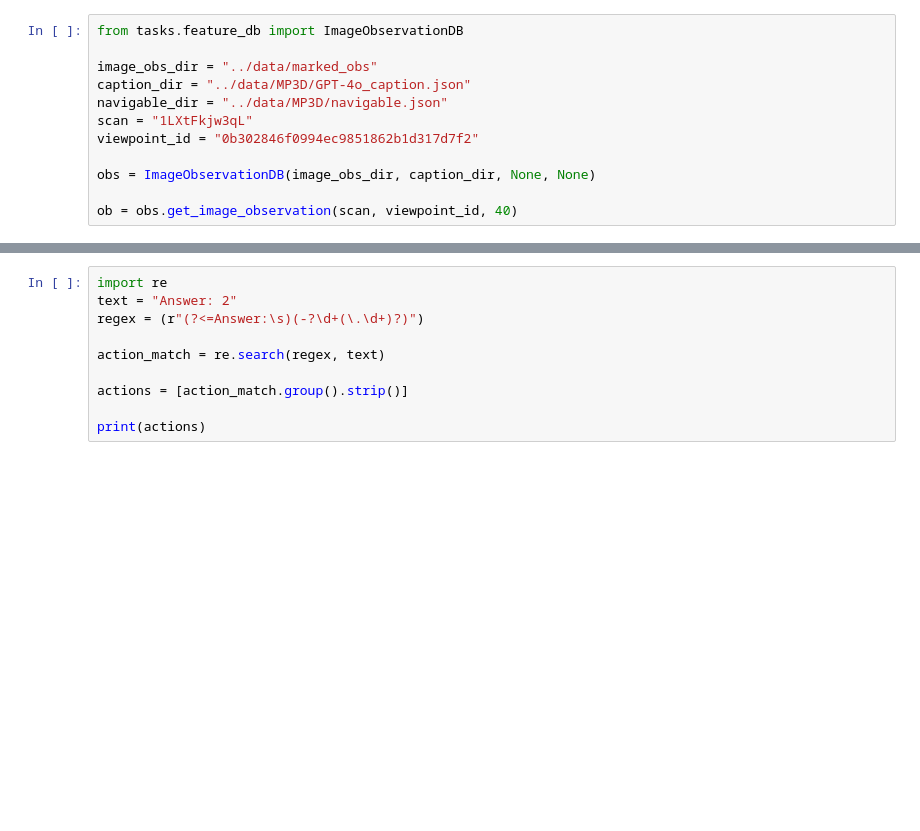
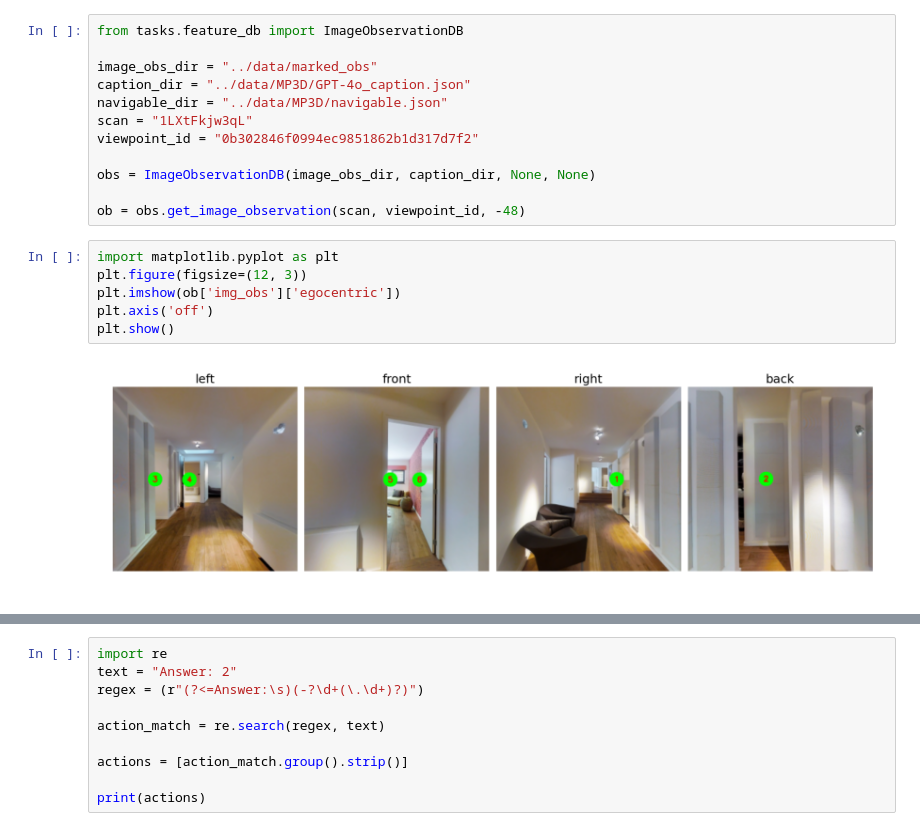
Before and after one commit to billzhao1030/mllm-eval, a Jupyter notebook: src/test.ipynb, the cells around one changed output, grey strips where cells are left out. Drawn from its saved outputs; the diff is of its cells as text; blank space fills up the shorter version.

```diff
--- a/src/test.ipynb
+++ b/src/test.ipynb
@@ -9,4 +9,12 @@ viewpoint_id = "0b302846f0994ec9851862b1d317d7f2"
 
 obs = ImageObservationDB(image_obs_dir, caption_dir, None, None)
 
-ob = obs.get_image_observation(scan, viewpoint_id, 40)
+ob = obs.get_image_observation(scan, viewpoint_id, -48)
+# %%
+import matplotlib.pyplot as plt
+plt.figure(figsize=(12, 3))
+plt.imshow(ob['img_obs']['egocentric'])
+plt.axis('off')
+plt.show()
+# %% [output]
+[figure, added]
```
Also changed, not shown: parts of 1 cell of this notebook, 3 other files.
